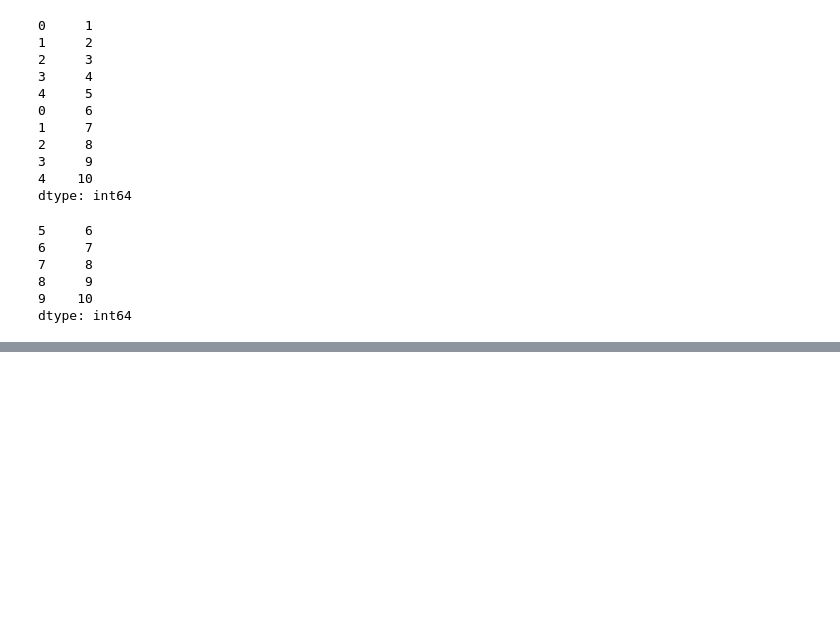
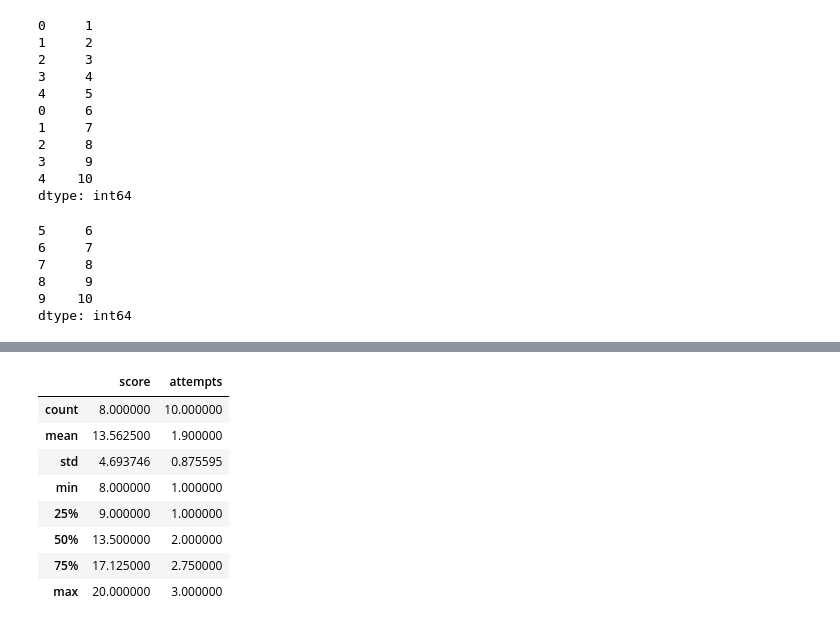
Before and after one commit to athulrj02/DA-Python, a Jupyter notebook: 20035410|Exercise_4_Python_Pandas_Exercises.ipynb, the cells around one changed output, grey strips where cells are left out. Drawn from its saved outputs; the diff is of its cells as text; code cells hidden in the pictures; blank space fills up the shorter version.

```diff
--- a/20035410|Exercise_4_Python_Pandas_Exercises.ipynb
+++ b/20035410|Exercise_4_Python_Pandas_Exercises.ipynb
@@ -225,0 +265,12 @@ dtype: int64
+# %%
+df14.describe()
+# %% [output]
+|  | score | attempts |
+| count | 8.000000 | 10.000000 |
+| mean | 13.562500 | 1.900000 |
+| std | 4.693746 | 0.875595 |
+| min | 8.000000 | 1.000000 |
+| 25% | 9.000000 | 1.000000 |
+| 50% | 13.500000 | 2.000000 |
+| 75% | 17.125000 | 2.750000 |
+| max | 20.000000 | 3.000000 |
```
Also changed, not shown: parts of 6 cells of this notebook.
